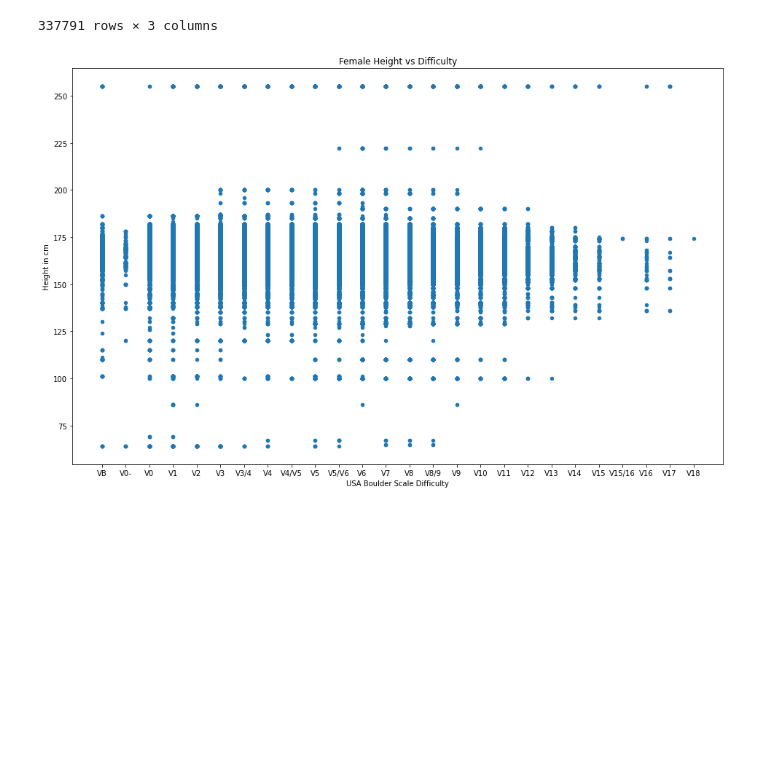
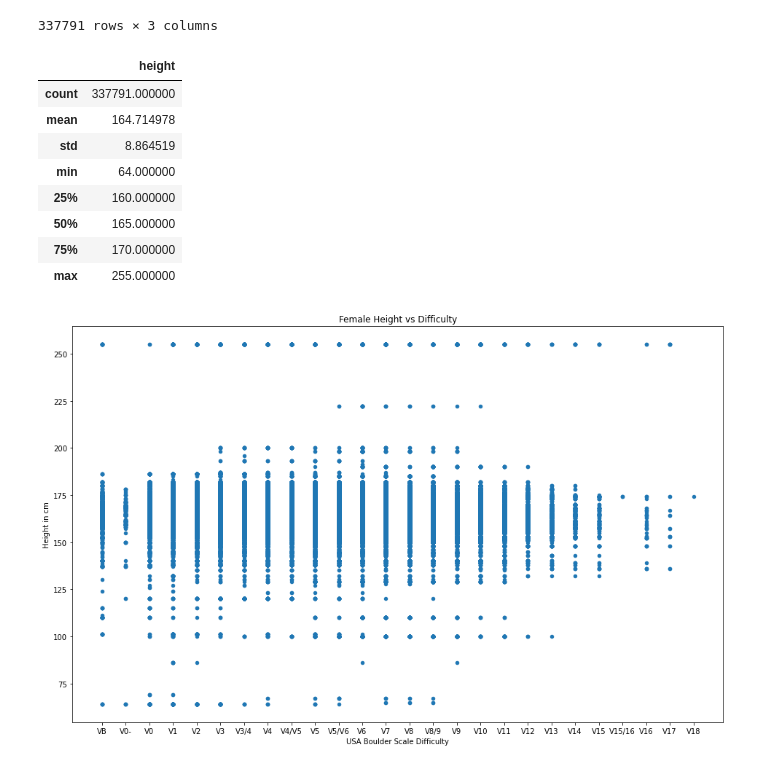
Before and after one commit to kchiev215/Passion_project, a Jupyter notebook: Data Analysis.ipynb, the cells around one changed output. Saved outputs shown, nothing was run; the diff lists cells and outputs as text; code cells hidden in the pictures; blank space fills up the shorter version.

```diff
--- a/Data Analysis.ipynb
+++ b/Data Analysis.ipynb
@@ -489,6 +502,18 @@ Fheight_v_difficulty
 | 4107190 | 136 | V17 | F |
 | 4107339 | 174 | V18 | F |
 337791 rows × 3 columns
+# %%
+Fheight_v_difficulty.describe()
+# %% [output]
+|  | height |
+| count | 337791.000000 |
+| mean | 164.714978 |
+| std | 8.864519 |
+| min | 64.000000 |
+| 25% | 160.000000 |
+| 50% | 165.000000 |
+| 75% | 170.000000 |
+| max | 255.000000 |
 # %%
 Fheight_v_difficulty.plot(
     x='usa_boulder_scale',
```
Also changed, not shown: parts of 26 cells of this notebook.
